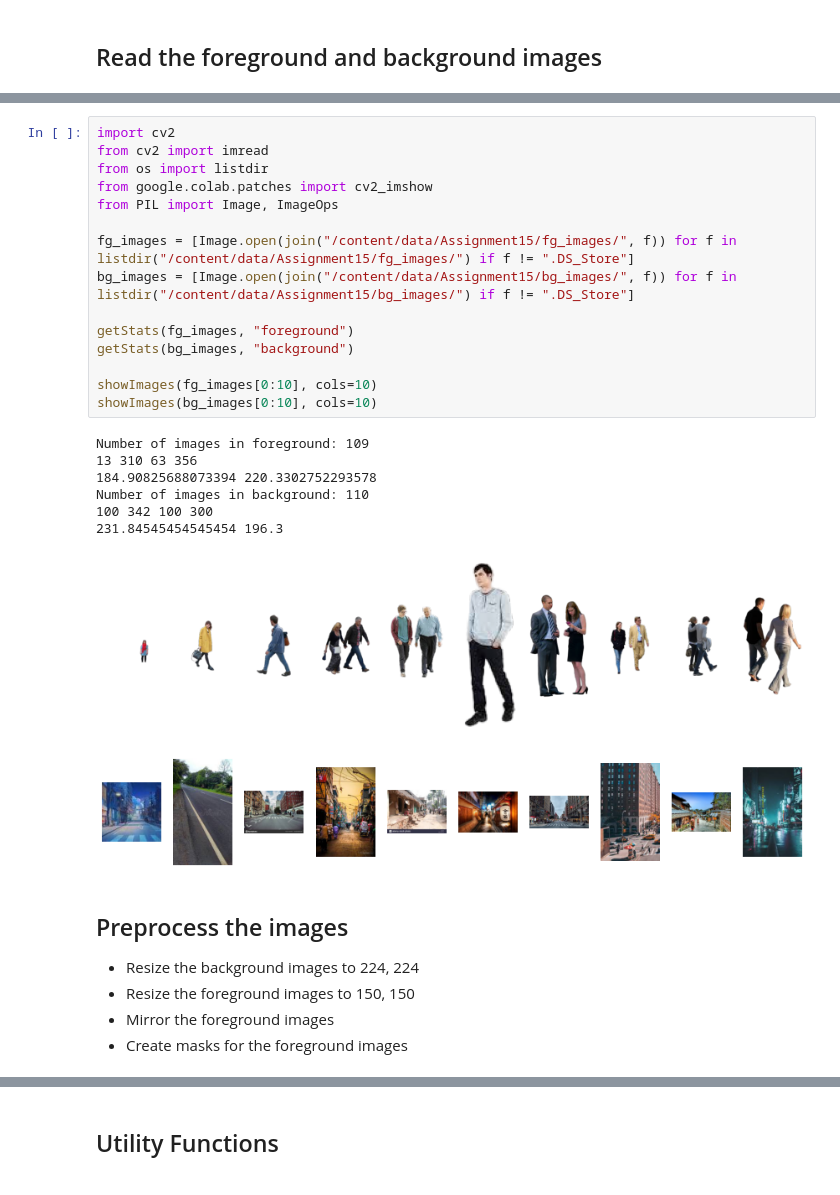
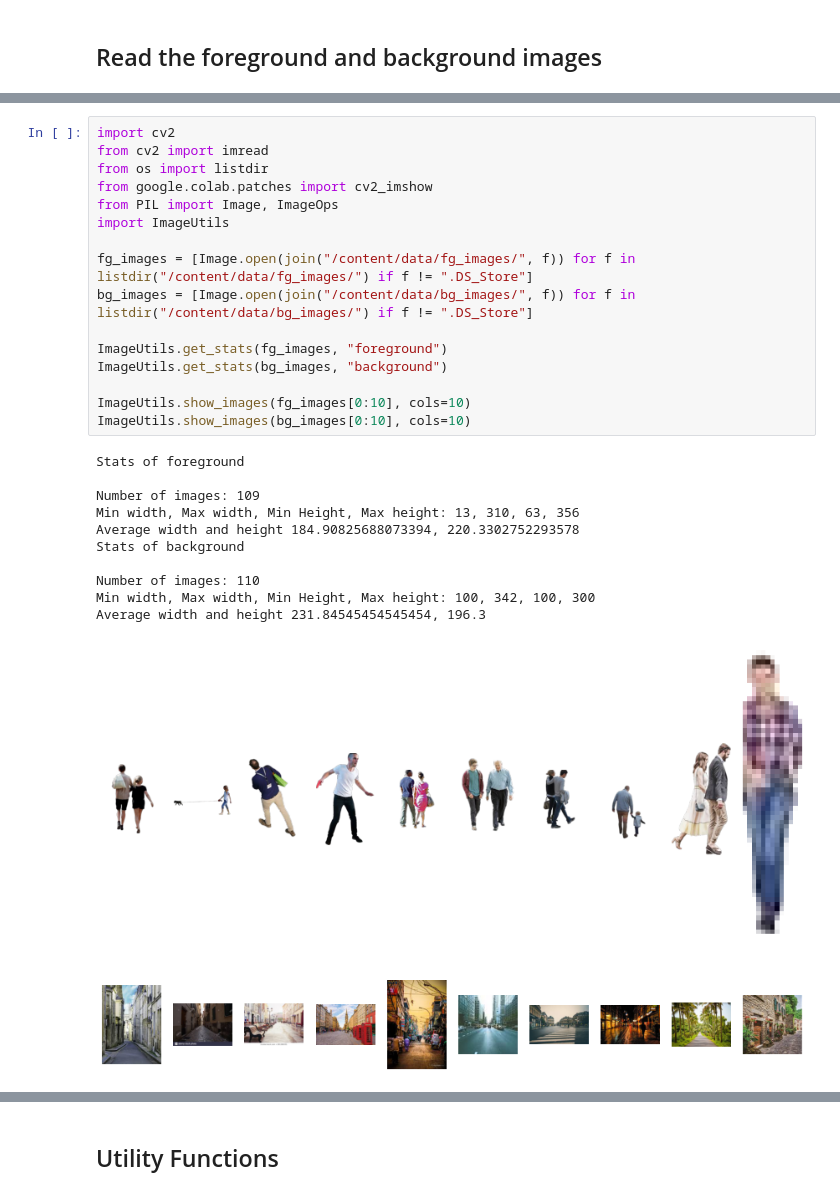
Before and after one commit to raguram/eva, a Jupyter notebook: S15/DataPreparation_S15A.ipynb, the cells around one changed output, grey strips where cells are left out. Cells and saved outputs as stored; diff of their text form.

Commit message:
Data preparation

```diff
--- a/S15/DataPreparation_S15A.ipynb
+++ b/S15/DataPreparation_S15A.ipynb
@@ -60,31 +44,29 @@ def getStats(images, name):
 # %%
 import cv2
 from cv2 import imread
 from os import listdir
 from google.colab.patches import cv2_imshow
 from PIL import Image, ImageOps
+import ImageUtils
 
-fg_images = [Image.open(join("/content/data/Assignment15/fg_images/", f)) for f in listdir("/content/data/Assignment15/fg_images/") if f != ".DS_Store"]
-bg_images = [Image.open(join("/content/data/Assignment15/bg_images/", f)) for f in listdir("/content/data/Assignment15/bg_images/") if f != ".DS_Store"]
+fg_images = [Image.open(join("/content/data/fg_images/", f)) for f in listdir("/content/data/fg_images/") if f != ".DS_Store"]
+bg_images = [Image.open(join("/content/data/bg_images/", f)) for f in listdir("/content/data/bg_images/") if f != ".DS_Store"]
 
-getStats(fg_images, "foreground")
-getStats(bg_images, "background")
+ImageUtils.get_stats(fg_images, "foreground")
+ImageUtils.get_stats(bg_images, "background")
 
-showImages(fg_images[0:10], cols=10)
-showImages(bg_images[0:10], cols=10)
+ImageUtils.show_images(fg_images[0:10], cols=10)
+ImageUtils.show_images(bg_images[0:10], cols=10)
 # %% [output]
-Number of images in foreground: 109
-13 310 63 356
-184.90825688073394 220.3302752293578
-Number of images in background: 110
-100 342 100 300
-231.84545454545454 196.3
+Stats of foreground
+
+Number of images: 109
+Min width, Max width, Min Height, Max height: 13, 310, 63, 356
+Average width and height 184.90825688073394, 220.3302752293578
+Stats of background
+
+Number of images: 110
+Min width, Max width, Min Height, Max height: 100, 342, 100, 300
+Average width and height 231.84545454545454, 196.3
-[figure, old version]
+[figure, new version]
-[figure, old version]
+[figure, new version]
-# %% [markdown]
-## Preprocess the images
-
-*   Resize the background images to 224, 224
-*   Resize the foreground images to 150, 150
-*   Mirror the foreground images
-*   Create masks for the foreground images
```
Also changed, not shown: parts of 12 cells of this notebook.
